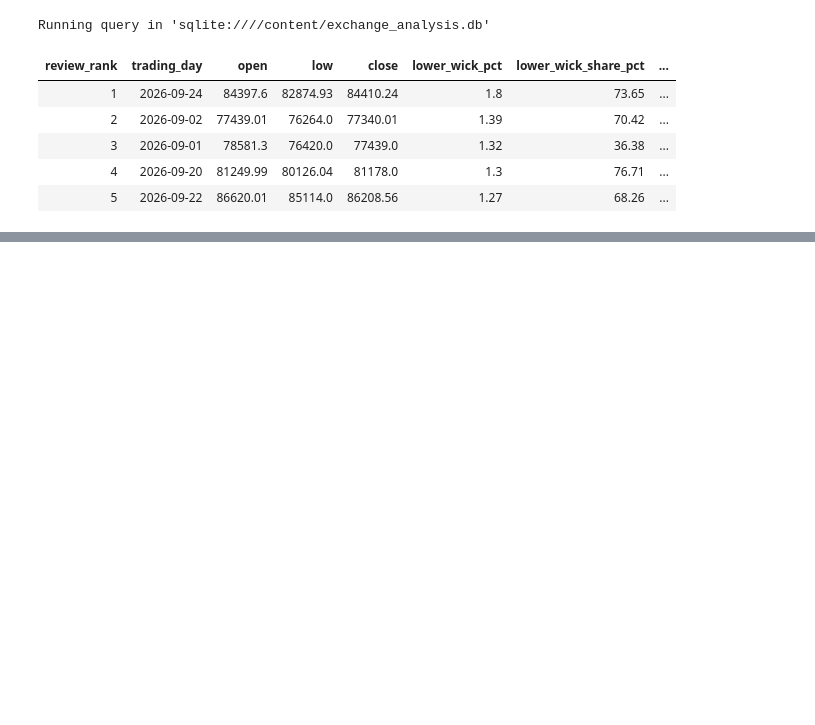
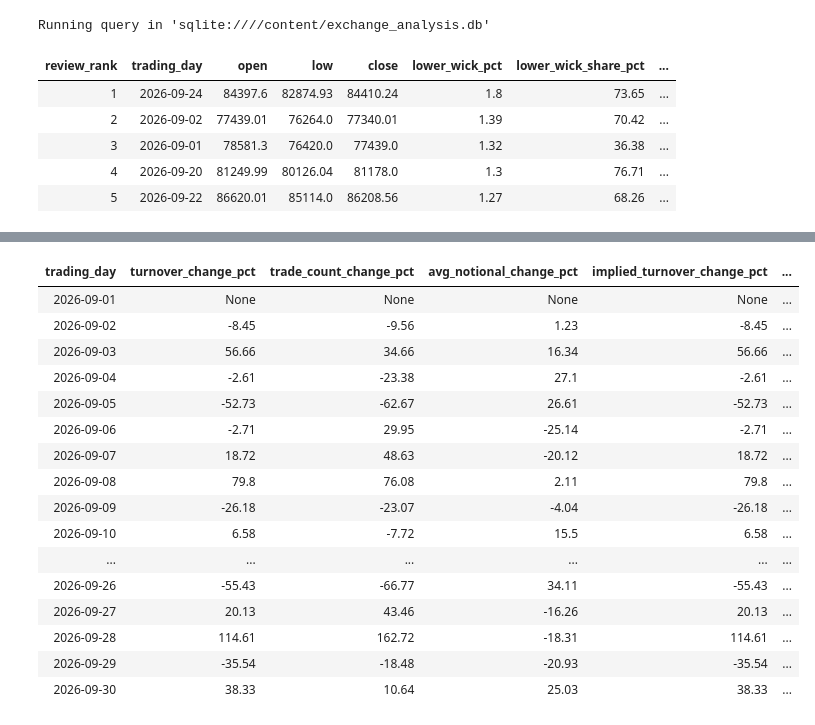
Before and after one commit to angelo-chu/python, a Jupyter notebook: Binance_kline.ipynb, the cells around one changed output, grey strips where cells are left out. Saved outputs shown, nothing was run; the diff lists cells and outputs as text; code cells hidden in the pictures; blank space fills up the shorter version.

Commit message:
Updated with new code on avg trade notional vs. trade count change %

```diff
--- a/Binance_kline.ipynb
+++ b/Binance_kline.ipynb
@@ -176,3 +174,75 @@ Running query in 'sqlite:////content/exchange_analysis.db'
 | 3 | 2026-09-01 | 78581.3 | 76420.0 | 77439.0 | 1.32 | 36.38 | ... |
 | 4 | 2026-09-20 | 81249.99 | 80126.04 | 81178.0 | 1.3 | 76.71 | ... |
 | 5 | 2026-09-22 | 86620.01 | 85114.0 | 86208.56 | 1.27 | 68.26 | ... |
+# %%
+%%sql
+WITH daily AS (
+    SELECT
+        DATE(open_time_utc) AS trading_day,
+        quote_volume AS turnover,
+        trade_count,
+        quote_volume / NULLIF(1.0 * trade_count, 0)
+            AS avg_trade_notional
+    FROM candles_daily
+),
+comparison AS (
+    SELECT
+        *,
+        LAG(turnover) OVER (
+            ORDER BY trading_day
+        ) AS previous_turnover,
+
+        LAG(trade_count) OVER (
+            ORDER BY trading_day
+        ) AS previous_trade_count,
+
+        LAG(avg_trade_notional) OVER (
+            ORDER BY trading_day
+        ) AS previous_avg_notional
+    FROM daily
+),
+changes AS (
+    SELECT
+        *,
+        100.0 * (
+            turnover / NULLIF(previous_turnover, 0) - 1
+        ) AS turnover_change_pct,
+
+        100.0 * (
+            1.0 * trade_count
+            / NULLIF(previous_trade_count, 0) - 1
+        ) AS trade_count_change_pct,
+
+        100.0 * (
+            avg_trade_notional
+            / NULLIF(previous_avg_notional, 0) - 1
+        ) AS avg_notional_change_pct
+    FROM comparison
+),
+reconciled AS (
+    SELECT
+        *,
+        100.0 * (
+            (1 + trade_count_change_pct / 100.0)
+            * (1 + avg_notional_change_pct / 100.0)
+            - 1
+        ) AS implied_turnover_change_pct
+    FROM changes
+)
+SELECT
+    trading_day,
+    ROUND(turnover_change_pct, 2)
+        AS turnover_change_pct,
+    ROUND(trade_count_change_pct, 2)
+        AS trade_count_change_pct,
+    ROUND(avg_notional_change_pct, 2)
+        AS avg_notional_change_pct,
+    ROUND(implied_turnover_change_pct, 2)
+        AS implied_turnover_change_pct,
+    ROUND(
+        turnover_change_pct - implied_turnover_change_pct,
+        8
+    ) AS difference_pp
+FROM reconciled
+ORDER BY trading_day;
+# %% [output]
@@ -178,0 +250,17 @@ Running query in 'sqlite:////content/exchange_analysis.db'
+| trading_day | turnover_change_pct | trade_count_change_pct | avg_notional_change_pct | implied_turnover_change_pct | ... |
+| 2026-09-01 | None | None | None | None | ... |
+| 2026-09-02 | -8.45 | -9.56 | 1.23 | -8.45 | ... |
+| 2026-09-03 | 56.66 | 34.66 | 16.34 | 56.66 | ... |
+| 2026-09-04 | -2.61 | -23.38 | 27.1 | -2.61 | ... |
+| 2026-09-05 | -52.73 | -62.67 | 26.61 | -52.73 | ... |
+| 2026-09-06 | -2.71 | 29.95 | -25.14 | -2.71 | ... |
+| 2026-09-07 | 18.72 | 48.63 | -20.12 | 18.72 | ... |
+| 2026-09-08 | 79.8 | 76.08 | 2.11 | 79.8 | ... |
+| 2026-09-09 | -26.18 | -23.07 | -4.04 | -26.18 | ... |
+| 2026-09-10 | 6.58 | -7.72 | 15.5 | 6.58 | ... |
+| ... | ... | ... | ... | ... | ... |
+| 2026-09-26 | -55.43 | -66.77 | 34.11 | -55.43 | ... |
+| 2026-09-27 | 20.13 | 43.46 | -16.26 | 20.13 | ... |
+| 2026-09-28 | 114.61 | 162.72 | -18.31 | 114.61 | ... |
+| 2026-09-29 | -35.54 | -18.48 | -20.93 | -35.54 | ... |
+| 2026-09-30 | 38.33 | 10.64 | 25.03 | 38.33 | ... |
```
Also changed, not shown: parts of 2 cells of this notebook.
